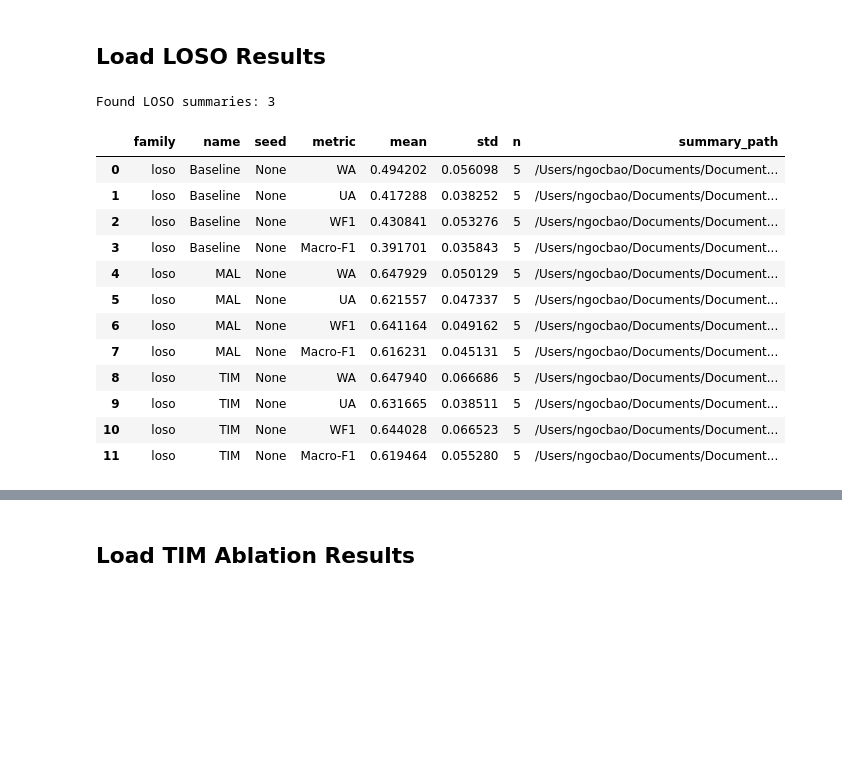
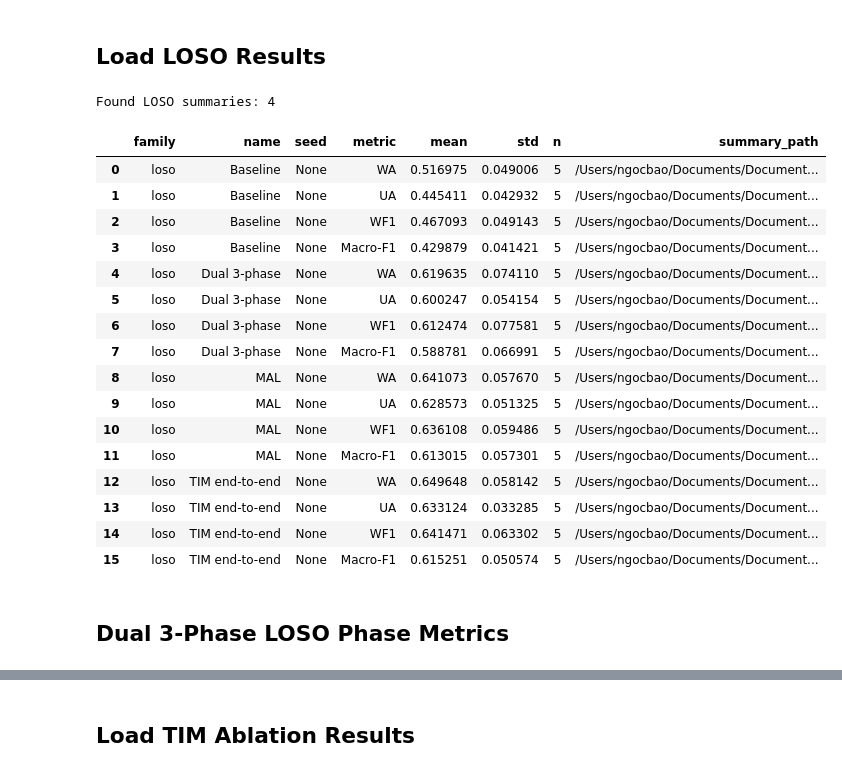
Before and after one commit to ngocbao220/conversational_ser, a Jupyter notebook: notebook/analyze_result.ipynb, the cells around one changed output, grey strips where cells are left out. Saved outputs shown, nothing was run; the diff lists cells and outputs as text; code cells hidden in the pictures; blank space fills up the shorter version.

```diff
--- a/notebook/analyze_result.ipynb
+++ b/notebook/analyze_result.ipynb
@@ -65,14 +66,17 @@ def format_mean_std(mean, std):
 
 def model_name_from_summary(path: Path, payload: dict) -> str:
     text = str(path)
-    experiment = str(payload.get("trainer_module", ""))
-    if "wavlm_baseline_loso" in text or experiment.endswith("train_wavlm_baseline"):
+    run_dir_name = path.parents[2].name if len(path.parents) >= 3 else ""
+    trainer_module = str(payload.get("trainer_module", ""))
+    if "wavlm_baseline" in text or trainer_module.endswith("train_wavlm_baseline"):
         return "Baseline"
-    if "wavlm_mal_loso" in text or experiment.endswith("train_wavlm_mal"):
+    if "wavlm_mal" in text or trainer_module.endswith("train_wavlm_mal"):
         return "MAL"
-    if "wavlm_tim_loso" in text or experiment.endswith("train_wavlm_tim"):
-        return "TIM"
-    return path.parts[-4] if len(path.parts) >= 4 else path.stem
+    if "wavlm_tim_end2end" in text or "wavlm_tim" in text or trainer_module.endswith("train_wavlm_tim"):
+        return "TIM end-to-end"
+    if "wavlm_dual_branch" in text or "dual_branch" in text or trainer_module.endswith("train_dual_branch"):
+        return "Dual 3-phase"
+    return run_dir_name or (path.parts[-4] if len(path.parts) >= 4 else path.stem)
 
 
 def ablation_name_from_path(path: Path) -> str:
@@ -125,37 +129,43 @@ def rows_from_cross_session_summary(path: Path, family: str, name: str) -> tuple
 ## Load LOSO Results
 # %%
 loso_summary_paths = sorted(
-    path for path in RESULTS_DIR.glob("wavlm_*_loso/cross_session/*/cross_session_summary.json")
+    path for path in RESULTS_DIR.glob("ablation_model_loso/wavlm_*/cross_session/*/cross_session_summary.json")
 )
 loso_aggregate_rows = []
 loso_fold_rows = []
 for path in loso_summary_paths:
     payload = read_json(path)
     model_name = model_name_from_summary(path, payload)
     aggregate, folds = rows_from_cross_session_summary(path, family="loso", name=model_name)
     loso_aggregate_rows.extend(aggregate)
     loso_fold_rows.extend(folds)
 
 loso_aggregate = pd.DataFrame(loso_aggregate_rows)
 loso_folds = pd.DataFrame(loso_fold_rows)
 
 loso_aggregate.to_csv(REPORT_DIR / "loso_aggregate_long.csv", index=False)
 loso_folds.to_csv(REPORT_DIR / "loso_folds_long.csv", index=False)
 
 print("Found LOSO summaries:", len(loso_summary_paths))
 display(loso_aggregate)
 # %% [output]
-Found LOSO summaries: 3
+Found LOSO summaries: 4
 |  | family | name | seed | metric | mean | std | n | summary_path |
-| 0 | loso | Baseline | None | WA | 0.494202 | 0.056098 | 5 | /Users/ngocbao/Documents/Document... |
-| 1 | loso | Baseline | None | UA | 0.417288 | 0.038252 | 5 | /Users/ngocbao/Documents/Document... |
-| 2 | loso | Baseline | None | WF1 | 0.430841 | 0.053276 | 5 | /Users/ngocbao/Documents/Document... |
-| 3 | loso | Baseline | None | Macro-F1 | 0.391701 | 0.035843 | 5 | /Users/ngocbao/Documents/Document... |
-| 4 | loso | MAL | None | WA | 0.647929 | 0.050129 | 5 | /Users/ngocbao/Documents/Document... |
-| 5 | loso | MAL | None | UA | 0.621557 | 0.047337 | 5 | /Users/ngocbao/Documents/Document... |
-| 6 | loso | MAL | None | WF1 | 0.641164 | 0.049162 | 5 | /Users/ngocbao/Documents/Document... |
-| 7 | loso | MAL | None | Macro-F1 | 0.616231 | 0.045131 | 5 | /Users/ngocbao/Documents/Document... |
-| 8 | loso | TIM | None | WA | 0.647940 | 0.066686 | 5 | /Users/ngocbao/Documents/Document... |
-| 9 | loso | TIM | None | UA | 0.631665 | 0.038511 | 5 | /Users/ngocbao/Documents/Document... |
-| 10 | loso | TIM | None | WF1 | 0.644028 | 0.066523 | 5 | /Users/ngocbao/Documents/Document... |
-| 11 | loso | TIM | None | Macro-F1 | 0.619464 | 0.055280 | 5 | /Users/ngocbao/Documents/Document... |
+| 0 | loso | Baseline | None | WA | 0.516975 | 0.049006 | 5 | /Users/ngocbao/Documents/Document... |
+| 1 | loso | Baseline | None | UA | 0.445411 | 0.042932 | 5 | /Users/ngocbao/Documents/Document... |
+| 2 | loso | Baseline | None | WF1 | 0.467093 | 0.049143 | 5 | /Users/ngocbao/Documents/Document... |
+| 3 | loso | Baseline | None | Macro-F1 | 0.429879 | 0.041421 | 5 | /Users/ngocbao/Documents/Document... |
+| 4 | loso | Dual 3-phase | None | WA | 0.619635 | 0.074110 | 5 | /Users/ngocbao/Documents/Document... |
+| 5 | loso | Dual 3-phase | None | UA | 0.600247 | 0.054154 | 5 | /Users/ngocbao/Documents/Document... |
+| 6 | loso | Dual 3-phase | None | WF1 | 0.612474 | 0.077581 | 5 | /Users/ngocbao/Documents/Document... |
+| 7 | loso | Dual 3-phase | None | Macro-F1 | 0.588781 | 0.066991 | 5 | /Users/ngocbao/Documents/Document... |
+| 8 | loso | MAL | None | WA | 0.641073 | 0.057670 | 5 | /Users/ngocbao/Documents/Document... |
+| 9 | loso | MAL | None | UA | 0.628573 | 0.051325 | 5 | /Users/ngocbao/Documents/Document... |
+| 10 | loso | MAL | None | WF1 | 0.636108 | 0.059486 | 5 | /Users/ngocbao/Documents/Document... |
+| 11 | loso | MAL | None | Macro-F1 | 0.613015 | 0.057301 | 5 | /Users/ngocbao/Documents/Document... |
+| 12 | loso | TIM end-to-end | None | WA | 0.649648 | 0.058142 | 5 | /Users/ngocbao/Documents/Document... |
+| 13 | loso | TIM end-to-end | None | UA | 0.633124 | 0.033285 | 5 | /Users/ngocbao/Documents/Document... |
+| 14 | loso | TIM end-to-end | None | WF1 | 0.641471 | 0.063302 | 5 | /Users/ngocbao/Documents/Document... |
+| 15 | loso | TIM end-to-end | None | Macro-F1 | 0.615251 | 0.050574 | 5 | /Users/ngocbao/Documents/Document... |
+# %% [markdown]
+## Dual 3-Phase LOSO Phase Metrics
```
Also changed, not shown: parts of 24 cells of this notebook, 2 other files.
